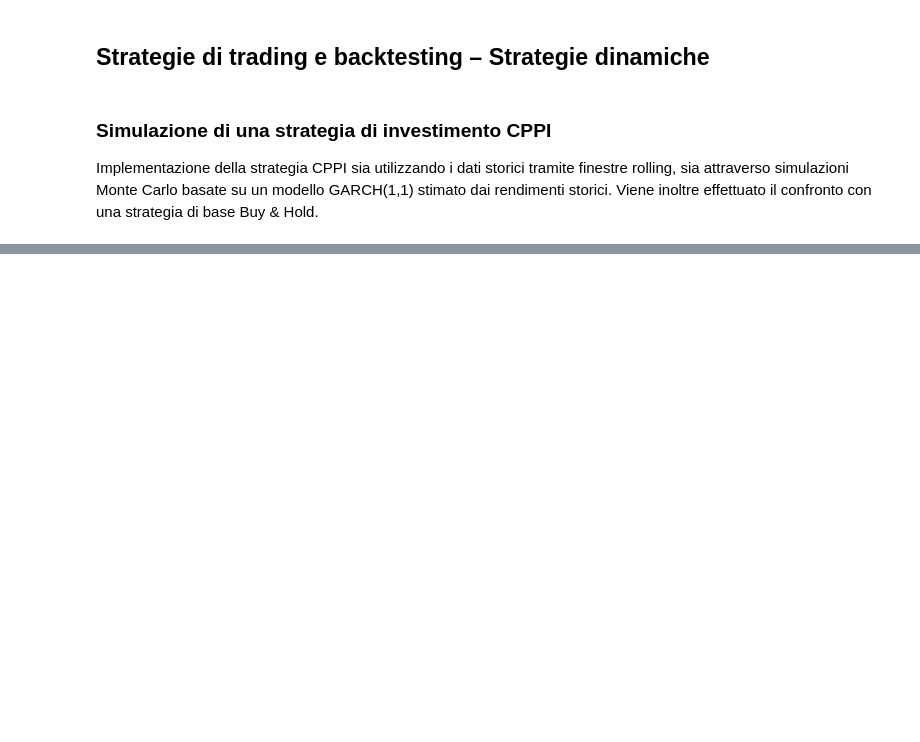
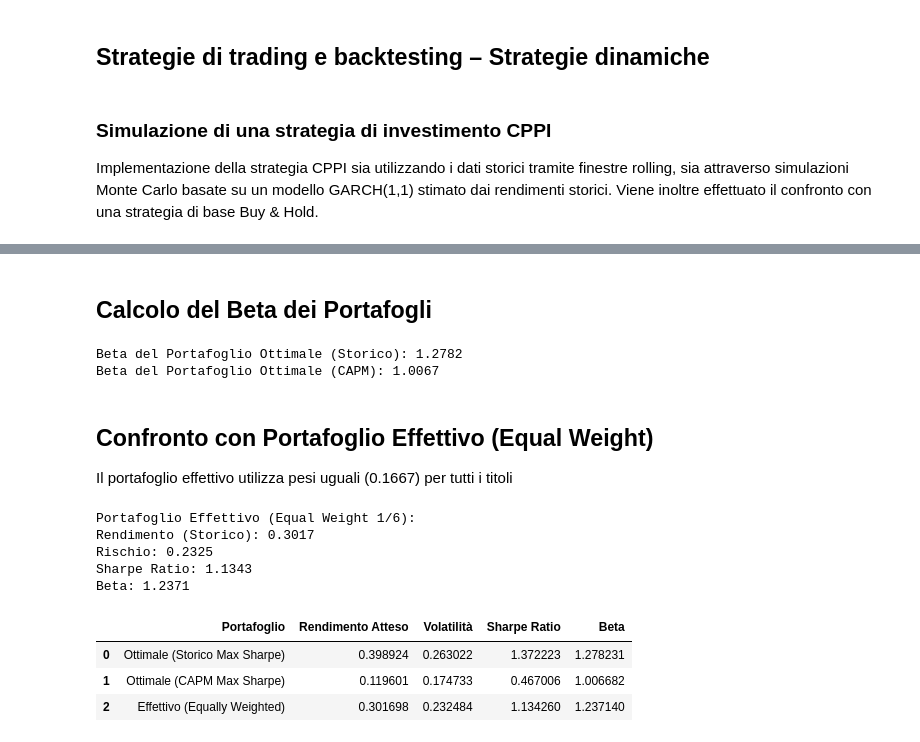
Before and after one commit to LucaGiani787/finance-project, a Jupyter notebook: project.ipynb, the cells around one changed output, grey strips where cells are left out. Saved outputs shown, nothing was run; the diff lists cells and outputs as text; code cells hidden in the pictures; blank space fills up the shorter version.

```diff
--- a/project.ipynb
+++ b/project.ipynb
@@ -824,0 +969,50 @@ for t in stocks:
+# %% [markdown]
+## Calcolo del Beta dei Portafogli
+# %%
+# Calcolo Beta dei portafogli (ordine uguale agli asset)
+asset_betas = capm_returns['Beta'].values
+
+beta_hist_opt = pt.calculate_portfolio_beta(opt_hist_analytical['max_sharpe']['weights'], asset_betas)
+beta_capm_opt = pt.calculate_portfolio_beta(opt_capm_analytical['max_sharpe']['weights'], asset_betas)
+
+print(f"Beta del Portafoglio Ottimale (Storico): {beta_hist_opt:.4f}")
+print(f"Beta del Portafoglio Ottimale (CAPM): {beta_capm_opt:.4f}")
+# %% [output]
+Beta del Portafoglio Ottimale (Storico): 1.2782
+Beta del Portafoglio Ottimale (CAPM): 1.0067
+# %% [markdown]
+## Confronto con Portafoglio Effettivo (Equal Weight)
+Il portafoglio effettivo utilizza pesi uguali (0.1667) per tutti i titoli
+# %%
+n_assets = len(assets_108.columns)
+equal_weights = np.array([1/n_assets] * n_assets)
+
+ew_return_hist, ew_risk_hist = pt.portfolio_performance(equal_weights, historical_means.values, cov_matrix.values)
+ew_sharpe_hist = (ew_return_hist - rf_108) / ew_risk_hist
+ew_beta = pt.calculate_portfolio_beta(equal_weights, asset_betas)
+
+print("Portafoglio Effettivo:")
+print(f"Rendimento (Storico): {ew_return_hist:.4f}")
+print(f"Rischio: {ew_risk_hist:.4f}")
+print(f"Sharpe Ratio: {ew_sharpe_hist:.4f}")
+print(f"Beta: {ew_beta:.4f}")
+
+# Summary DataFrame
+summary_df = pd.DataFrame({
+    'Portafoglio': ['Ottimale (Storico Max Sharpe)', 'Ottimale (CAPM Max Sharpe)', 'Effettivo (Equally Weighted)'],
+    'Rendimento Atteso': [opt_hist_analytical['max_sharpe']['return'], opt_capm_analytical['max_sharpe']['return'], ew_return_hist],
+    'Volatilità': [opt_hist_analytical['max_sharpe']['risk'], opt_capm_analytical['max_sharpe']['risk'], ew_risk_hist],
+    'Sharpe Ratio': [opt_hist_analytical['max_sharpe']['sharpe'], opt_capm_analytical['max_sharpe']['sharpe'], ew_sharpe_hist],
+    'Beta': [beta_hist_opt, beta_capm_opt, ew_beta]
+})
+display(summary_df)
+# %% [output]
+Portafoglio Effettivo (Equal Weight 1/6):
+Rendimento (Storico): 0.3017
+Rischio: 0.2325
+Sharpe Ratio: 1.1343
+Beta: 1.2371
+|  | Portafoglio | Rendimento Atteso | Volatilità | Sharpe Ratio | Beta |
+| 0 | Ottimale (Storico Max Sharpe) | 0.398924 | 0.263022 | 1.372223 | 1.278231 |
+| 1 | Ottimale (CAPM Max Sharpe) | 0.119601 | 0.174733 | 0.467006 | 1.006682 |
+| 2 | Effettivo (Equally Weighted) | 0.301698 | 0.232484 | 1.134260 | 1.237140 |
```
Also changed, not shown: parts of 20 cells of this notebook, 5 other files.
